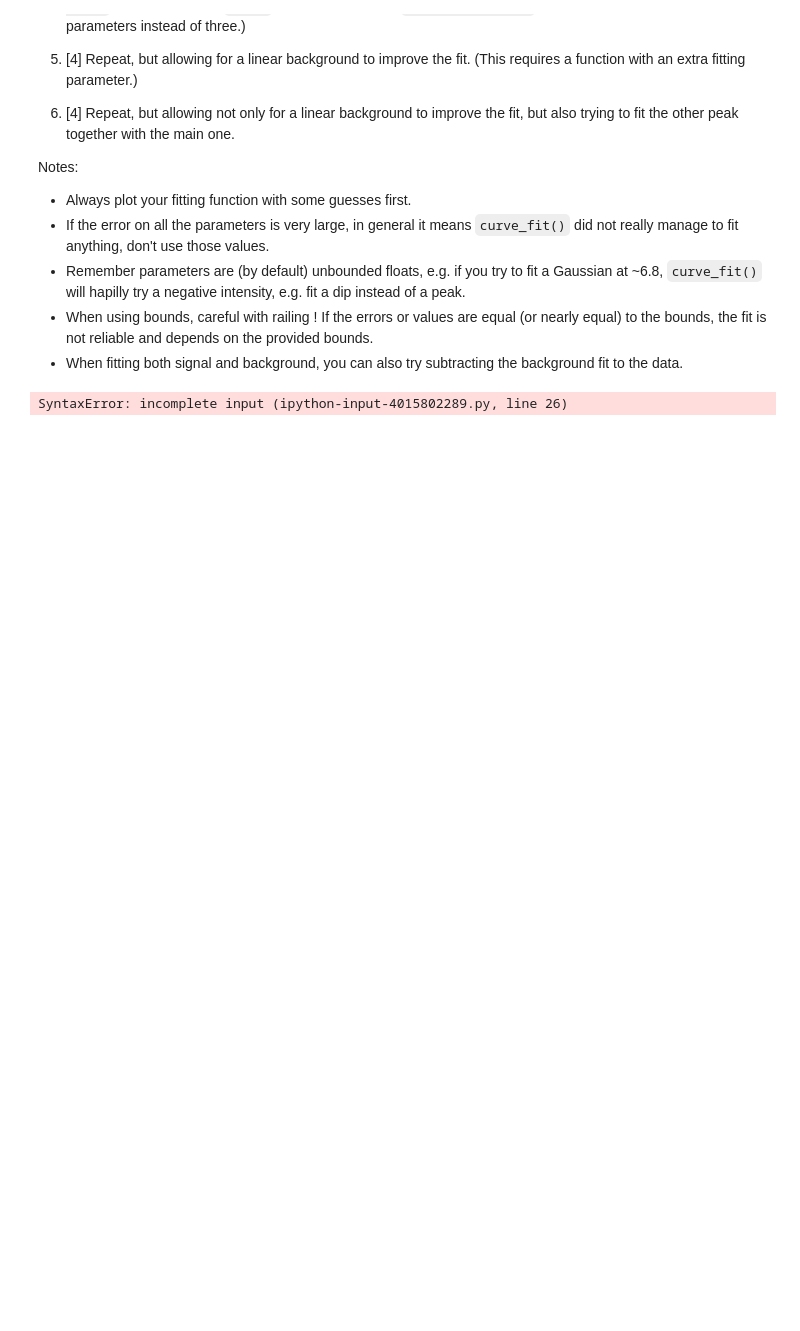
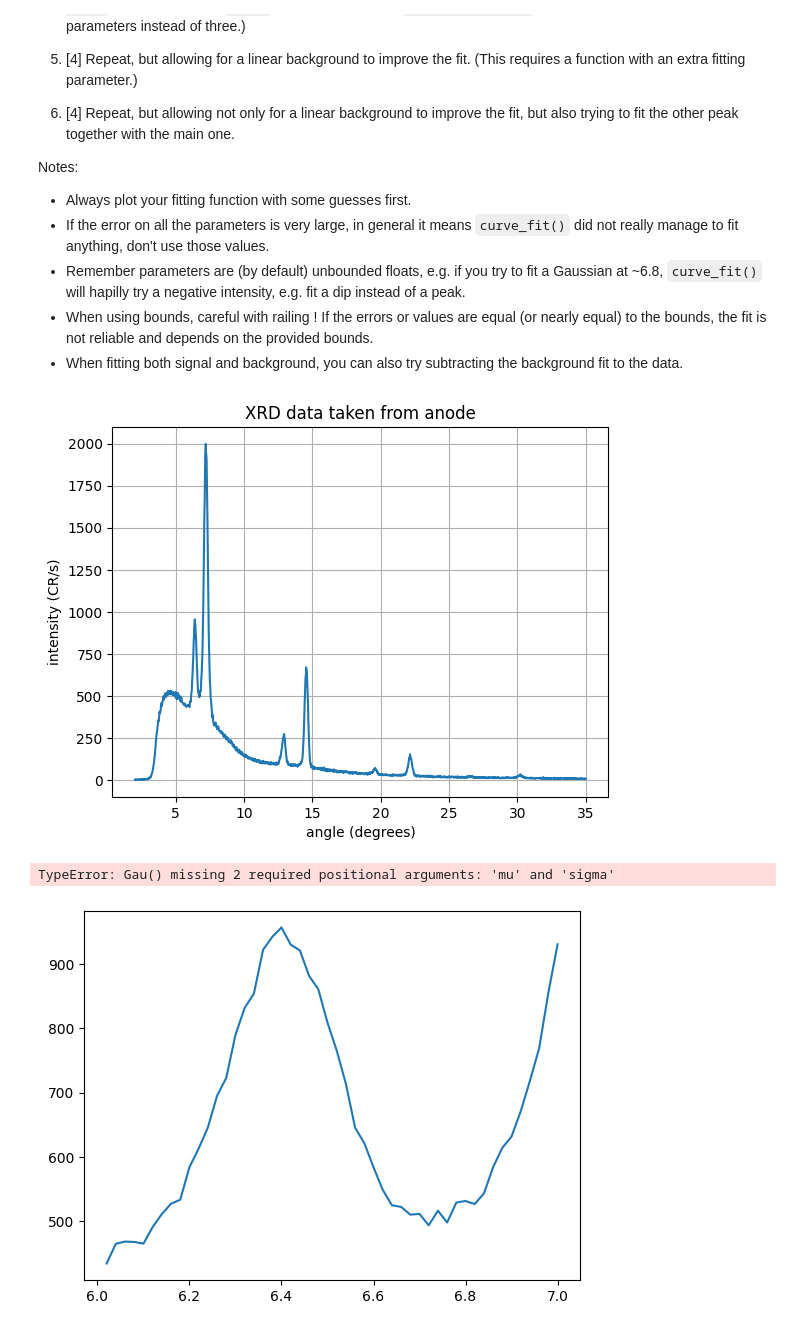
Before and after one commit to PX2145-2025/week-4-b-Anest-Cunliffe, a Jupyter notebook: Curvefit.ipynb, the cells around one changed output. Saved outputs shown, nothing was run; the diff lists cells and outputs as text; code cells hidden in the pictures; blank space fills up the shorter version.

```diff
--- a/Curvefit.ipynb
+++ b/Curvefit.ipynb
@@ -277,29 +277,31 @@ Notes:
 # %%
 #1
 import numpy as np
 import matplotlib.pyplot as plt
 import pandas as pd
 from scipy.optimize import curve_fit
 ! wget -q https://raw.githubusercontent.com/PX2134/data/master/week4/XRD_data_Mo_anode.csv #read in data
 df=pd.read_csv('XRD_data_Mo_anode.csv', skiprows=[0,1])
 df.columns= ['angle', 'I']
 plt.plot(df['angle'], df['I'])
 plt.xlabel('angle (degrees)')
 plt.ylabel('intensity (CR/s)')
 plt.title('XRD data taken from anode')
 plt.grid()
 plt.show()
 #at an angle of 6 degrees , the intensity is approximately 950 CR/s (by eye)   #need to do width?
 #at an angle of 7 degrees, the instenisty is approximately 2000 CR/s (by eye)
 angles_selected=df['angle'][(df['angle']>=6)& (df['angle'] <=7)] #a data array that includes the angle and count values from the two peaks
 counts_selected=df['I'][(df['angle']>=6) & (df['angle']<=7)]
-
+guess= [1475, 6.5] #halfway between 6 and 7
 
 def Gau(x, intensity, mu, sigma):
-  return  (intensity*(1/((sigma)*((2*np.pi)**0.5))))*np.exp(-((x-mu)*2)/(2*(sigma**2)))
+  return  (intensity*(1/((sigma)*((2*np.pi)**0.5))))*np.exp(-((x-mu)**2)/(2*(sigma**2)))
 
 plt.plot(angles_selected, counts_selected, label='data')
 x=np.linspace(min(angles_selected), max(angles_selected))
-plt.plot(x, Gau(x,)
+plt.plot(x, Gau(x, guess), 'b', label='line')
 # %% [output]
+[figure, added]
-SyntaxError: incomplete input (ipython-input-4015802289.py, line 26)
+TypeError: Gau() missing 2 required positional arguments: 'mu' and 'sigma'
+[figure, added]
```
